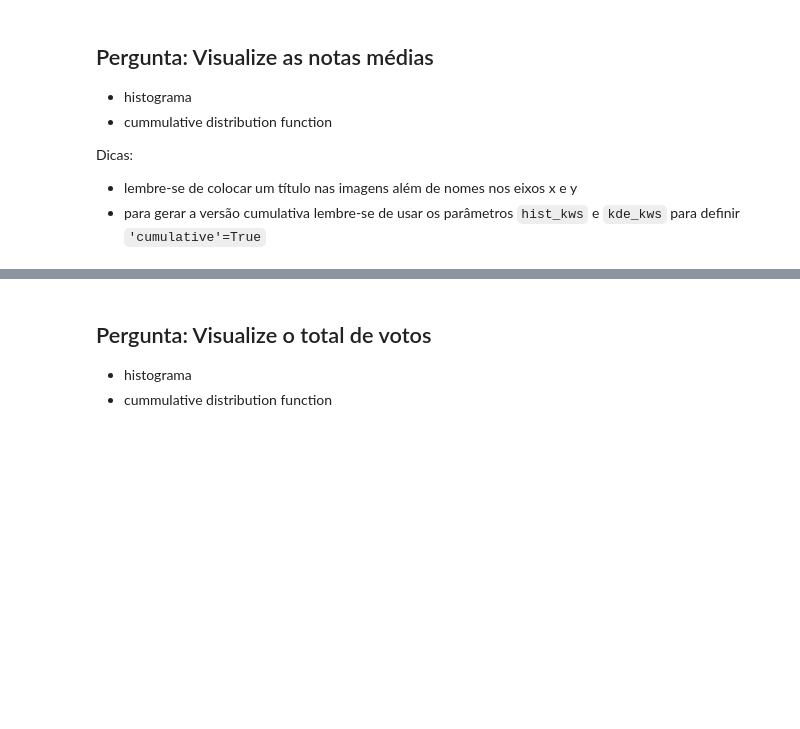
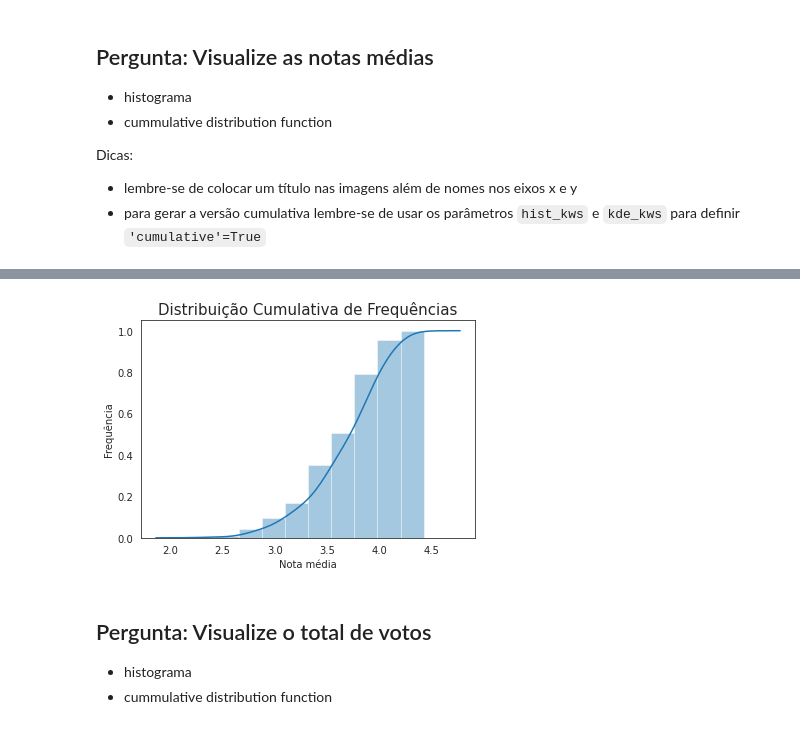
Before and after one commit to LeoFernanndes/notebooks, a Jupyter notebook: Formação Data Science Alura - Análise exploratória do MovieLens.ipynb, the cells around one changed output, grey strips where cells are left out. Drawn from its saved outputs; the diff is of its cells as text; code cells hidden in the pictures; blank space fills up the shorter version.

```diff
--- a/Formação Data Science Alura - Análise exploratória do MovieLens.ipynb
+++ b/Formação Data Science Alura - Análise exploratória do MovieLens.ipynb
@@ -154,3 +204,14 @@ Dicas:
+# %%
+# solução cumulativa
+
+sns.set_style('white')
+notas_medias_acumulado = sns.distplot(filmes['nota_media'], hist_kws= {'cumulative': True}, bins= 10, kde_kws= {'cumulative': True})
+plt.ylabel('Frequência')
+plt.xlabel('Nota média')
+plt.title('Distribuição Cumulativa de Frequências', size= 15)
+plt.show()
+# %% [output]
+[figure, added]
 # %% [markdown]
 ## Pergunta: Visualize o total de votos
 
```
Also changed, not shown: parts of 36 cells of this notebook.
